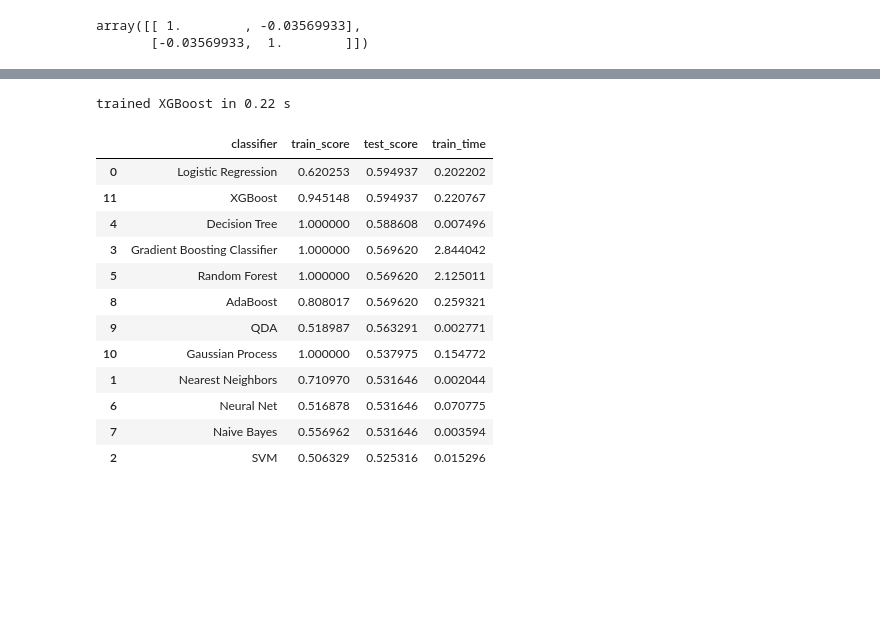
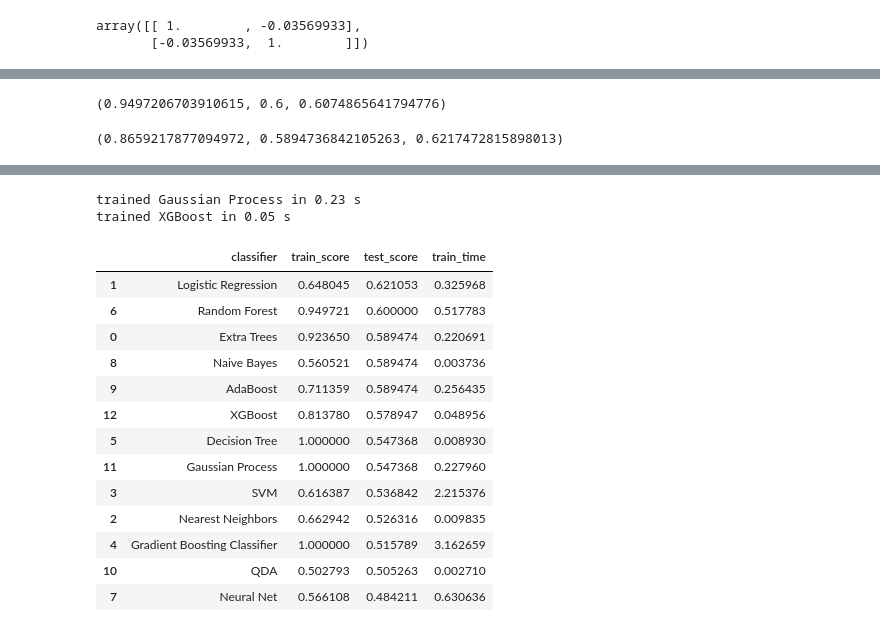
Before and after one commit to VHKA1729/cognitive-load, a Jupyter notebook: Ubi-vhka.ipynb, the cells around one changed output, grey strips where cells are left out. Drawn from its saved outputs; the diff is of its cells as text; code cells hidden in the pictures; blank space fills up the shorter version.

```diff
--- a/Ubi-vhka.ipynb
+++ b/Ubi-vhka.ipynb
@@ -287,0 +143,4 @@ dict_classifiers = {
+# %%
+y = df['label']
+X = df.drop(columns = 'label')
+X_train, X_test, y_train, y_test = train_test_split(X,y, stratify = y, test_size=0.15,random_state=SEED)
@@ -287,0 +326,5 @@ dict_classifiers = {
+# %%
+clf = GaussianNB()
+#cross_val_score(clf, X,y).mean()
+clf.fit(X_train,y_train)
+clf.score(X_train,y_train) , clf.score(X_test, y_test)
@@ -287,0 +527,37 @@ dict_classifiers = {
+# %%
+estimators = [
+               ('rf', RandomForestClassifier(bootstrap=True, ccp_alpha=0.0, class_weight=None,
+                        criterion='gini', max_depth=10, max_features='auto',
+                        max_leaf_nodes=None, max_samples=None,
+                        min_impurity_decrease=0.0, min_impurity_split=None,
+                        min_samples_leaf=4, min_samples_split=2,
+                        min_weight_fraction_leaf=0.0, n_estimators=150,
+                        n_jobs=-1, oob_score=False, random_state=1729,
+                        warm_start=False)),
+              ('nb',GaussianNB())
+               ]
+
+clf = StackingClassifier(estimators=estimators, final_estimator=LogisticRegression(), stack_method='predict')
+clf.fit(X_train,y_train)
+clf.score(X_train,y_train) , clf.score(X_test, y_test),  cross_val_score(clf, X=X, y=y, cv=outer_cv, scoring='accuracy').mean()
+# %% [output]
+(0.9497206703910615, 0.6, 0.6074865641794776)
+# %%
+estimators = [('logistic', LogisticRegression( C =8.0 ,max_iter=1000 , random_state=SEED)),
+
+              ('nb',GaussianNB()),
+              ('et', ExtraTreesClassifier(bootstrap=False, ccp_alpha=0.0, class_weight=None,
+                      criterion='entropy', max_depth=10, max_features='sqrt',
+                      max_leaf_nodes=None, max_samples=None,
+                      min_impurity_decrease=0.0, min_impurity_split=None,
+                      min_samples_leaf=1, min_samples_split=5,
+                      min_weight_fraction_leaf=0.0, n_estimators=100, n_jobs=-1,
+                      oob_score=False, random_state=1729, verbose=0,
+                      warm_start=False))
+               ]
+
+clf = StackingClassifier(estimators=estimators, final_estimator=LogisticRegression(), stack_method='predict')
+clf.fit(X_train,y_train)
+clf.score(X_train,y_train) , clf.score(X_test, y_test),  cross_val_score(clf, X=X, y=y, cv=outer_cv, scoring='accuracy').mean()
+# %% [output]
+(0.8659217877094972, 0.5894736842105263, 0.6217472815898013)
@@ -320,6 +656,6 @@ def display_dict_models(dict_models, sort_by='test_score'):
 
     display(df_.sort_values(by=sort_by, ascending=False))
 # %%
-dict_models = batch_classify(X_train, y_train, X_test, y_test, no_classifiers = 12)
+dict_models = batch_classify(X_train, y_train, X_test, y_test, no_classifiers = 13)
 display_dict_models(dict_models)
 # %% [output]
@@ -337,14 +673,16 @@ trained Gaussian Process in 0.15 s
-trained XGBoost in 0.22 s
+trained Gaussian Process in 0.23 s
+trained XGBoost in 0.05 s
 |  | classifier | train_score | test_score | train_time |
-| 0 | Logistic Regression | 0.620253 | 0.594937 | 0.202202 |
-| 11 | XGBoost | 0.945148 | 0.594937 | 0.220767 |
-| 4 | Decision Tree | 1.000000 | 0.588608 | 0.007496 |
-| 3 | Gradient Boosting Classifier | 1.000000 | 0.569620 | 2.844042 |
-| 5 | Random Forest | 1.000000 | 0.569620 | 2.125011 |
-| 8 | AdaBoost | 0.808017 | 0.569620 | 0.259321 |
-| 9 | QDA | 0.518987 | 0.563291 | 0.002771 |
-| 10 | Gaussian Process | 1.000000 | 0.537975 | 0.154772 |
-| 1 | Nearest Neighbors | 0.710970 | 0.531646 | 0.002044 |
-| 6 | Neural Net | 0.516878 | 0.531646 | 0.070775 |
-| 7 | Naive Bayes | 0.556962 | 0.531646 | 0.003594 |
-| 2 | SVM | 0.506329 | 0.525316 | 0.015296 |
+| 1 | Logistic Regression | 0.648045 | 0.621053 | 0.325968 |
+| 6 | Random Forest | 0.949721 | 0.600000 | 0.517783 |
+| 0 | Extra Trees | 0.923650 | 0.589474 | 0.220691 |
+| 8 | Naive Bayes | 0.560521 | 0.589474 | 0.003736 |
+| 9 | AdaBoost | 0.711359 | 0.589474 | 0.256435 |
+| 12 | XGBoost | 0.813780 | 0.578947 | 0.048956 |
+| 5 | Decision Tree | 1.000000 | 0.547368 | 0.008930 |
+| 11 | Gaussian Process | 1.000000 | 0.547368 | 0.227960 |
+| 3 | SVM | 0.616387 | 0.536842 | 2.215376 |
+| 2 | Nearest Neighbors | 0.662942 | 0.526316 | 0.009835 |
+| 4 | Gradient Boosting Classifier | 1.000000 | 0.515789 | 3.162659 |
+| 10 | QDA | 0.502793 | 0.505263 | 0.002710 |
+| 7 | Neural Net | 0.566108 | 0.484211 | 0.630636 |
```
Also changed, not shown: parts of 50 cells of this notebook.
